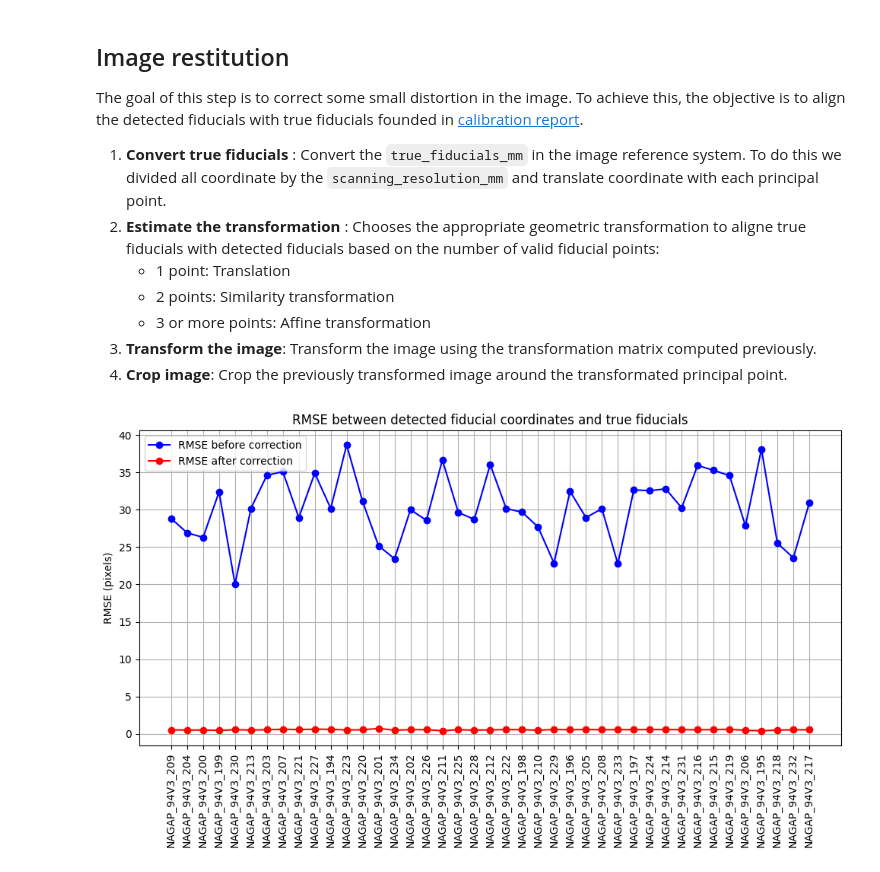
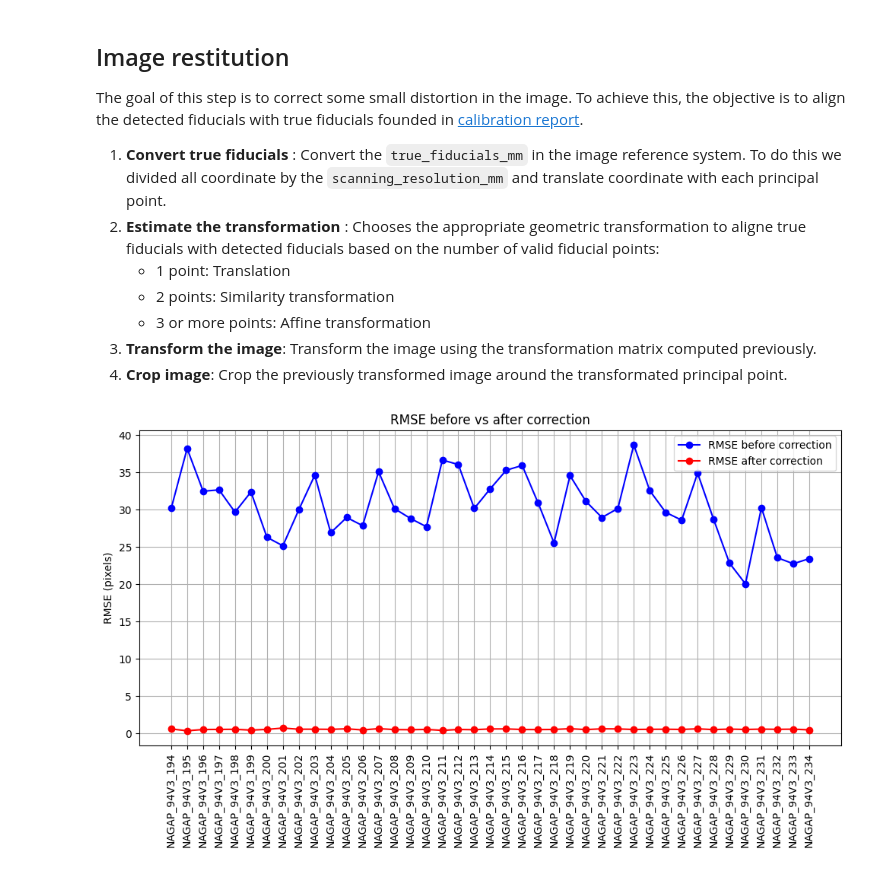
Before and after one commit to shippp/hipp, a Jupyter notebook: examples/fiducials_preproc/1994_06_09_aerial_scg.ipynb, the cells around one changed output. Saved outputs shown, nothing was run; the diff lists cells and outputs as text; code cells hidden in the pictures.

```diff
--- a/examples/fiducials_preproc/1994_06_09_aerial_scg.ipynb
+++ b/examples/fiducials_preproc/1994_06_09_aerial_scg.ipynb
@@ -102,12 +107,14 @@ true_fiducials_mm = {
     "midside_top": (-0.014, 111.993), # 7
     "midside_bottom": (0.000, -112.002) # 8
 }
-# %%
-res = preproc.images_restitution(
-    processed_detections,
-    true_fiducials_mm,
-    image_square_dim=11200,
-    scanning_resolution_mm=0.02
-)
-# %% [output]
-[figure, removed]
+# %%
+transformation_matrixs = preproc.images_restitution(
+    filtered_detections,
+    true_fiducials_mm,
+    image_square_dim=11200, # this parameters can be calculated, if i want a 224 mm images then i convert in pixels with 224 / scanning_resolution_mm
+    scanning_resolution_mm=0.02,
+    max_workers=8,
+    dry_run=True # set this option to False to transform images
+)
+# %% [output]
+[figure, added]
```
Also changed, not shown: parts of 5 cells of this notebook, 6 other files.
